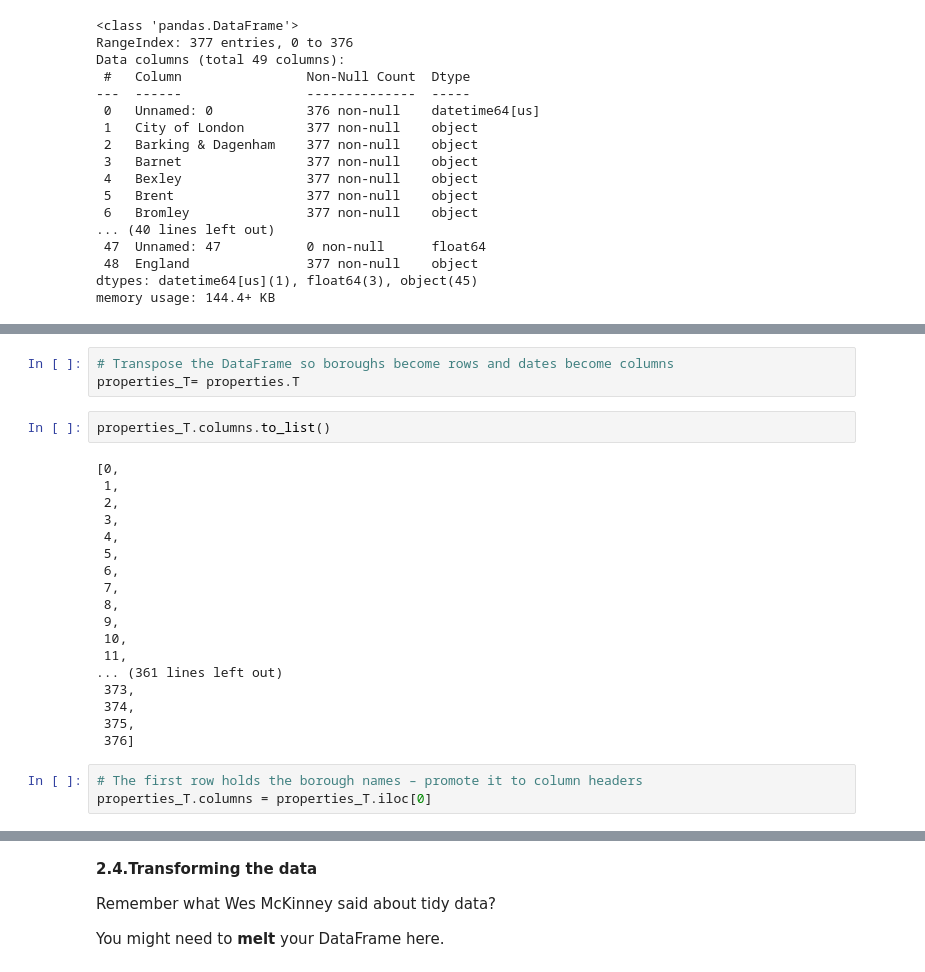
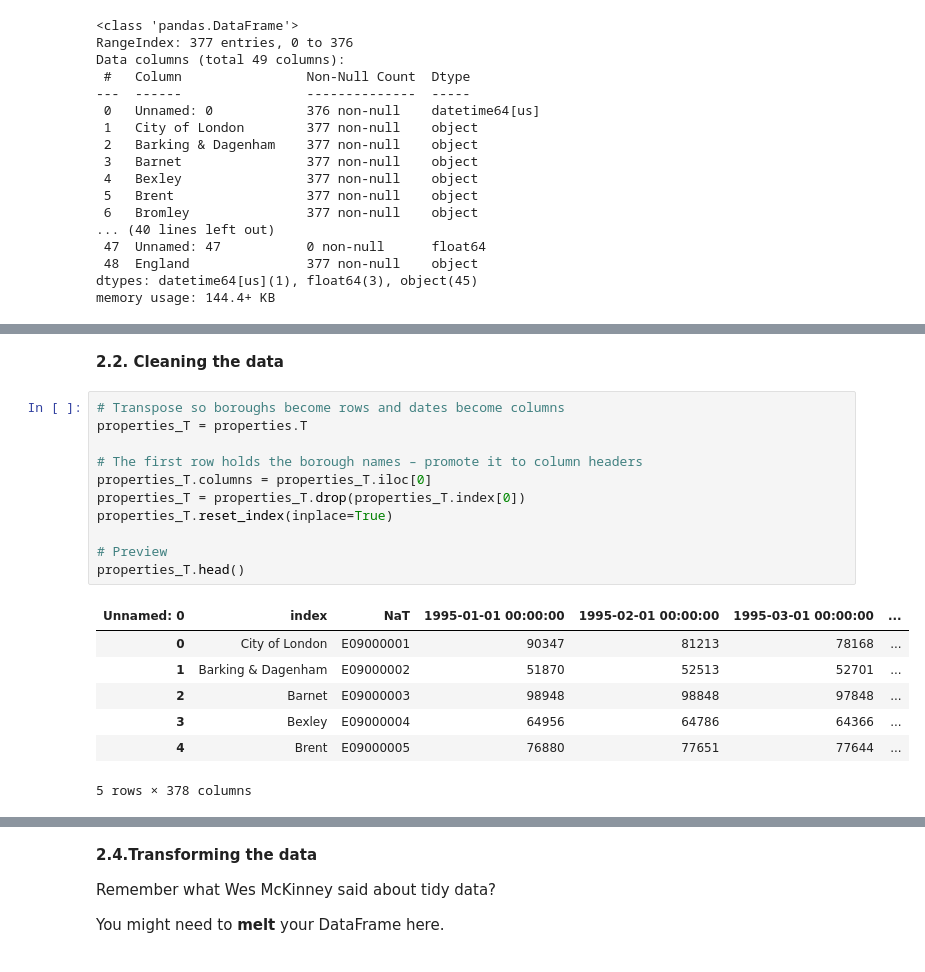
Before and after one commit to thomastruong-ai/Springboard, a Jupyter notebook: Notebooks/Unit 4 Challenge - Tier 3_00.ipynb, the cells around one changed output, grey strips where cells are left out. Saved outputs shown, nothing was run; the diff lists cells and outputs as text.

```diff
--- a/Notebooks/Unit 4 Challenge - Tier 3_00.ipynb
+++ b/Notebooks/Unit 4 Challenge - Tier 3_00.ipynb
@@ -95,26 +81,21 @@ Don't be afraid to use StackOverflow for help  with this.
-# %%
-# Transpose the DataFrame so boroughs become rows and dates become columns
-properties_T= properties.T
-# %%
-properties_T.columns.to_list()
-# %% [output]
-[0,
- 1,
- 2,
- 3,
- 4,
- 5,
- 6,
- 7,
- 8,
- 9,
- 10,
- 11,
-... (361 lines left out)
- 373,
- 374,
- 375,
- 376]
+# %% [markdown]
+**2.2. Cleaning the data**
 # %%
+# Transpose so boroughs become rows and dates become columns
+properties_T = properties.T
+
 # The first row holds the borough names – promote it to column headers
 properties_T.columns = properties_T.iloc[0]
+properties_T = properties_T.drop(properties_T.index[0])
+properties_T.reset_index(inplace=True)
+
+# Preview
+properties_T.head()
+# %% [output]
+| Unnamed: 0 | index | NaT | 1995-01-01 00:00:00 | 1995-02-01 00:00:00 | 1995-03-01 00:00:00 | ... |
+| 0 | City of London | E09000001 | 90347 | 81213 | 78168 | ... |
+| 1 | Barking & Dagenham | E09000002 | 51870 | 52513 | 52701 | ... |
+| 2 | Barnet | E09000003 | 98948 | 98848 | 97848 | ... |
+| 3 | Bexley | E09000004 | 64956 | 64786 | 64366 | ... |
+| 4 | Brent | E09000005 | 76880 | 77651 | 77644 | ... |
+5 rows × 378 columns
```
Also changed, not shown: parts of 13 cells of this notebook.
